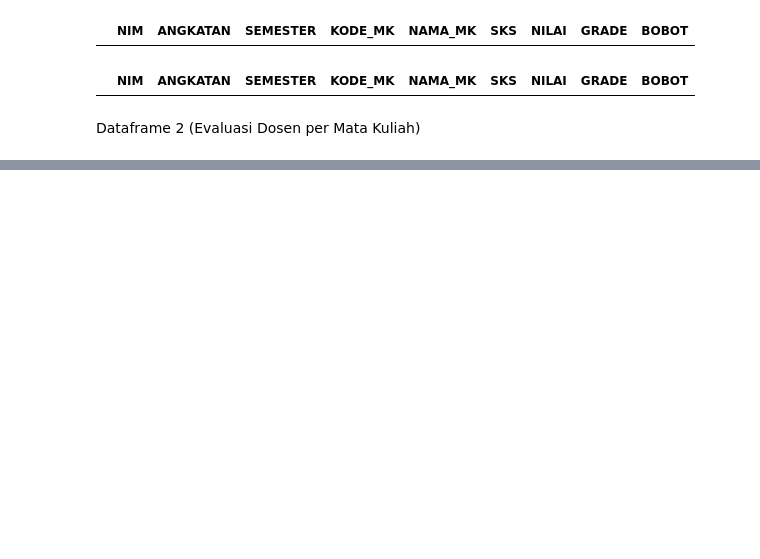
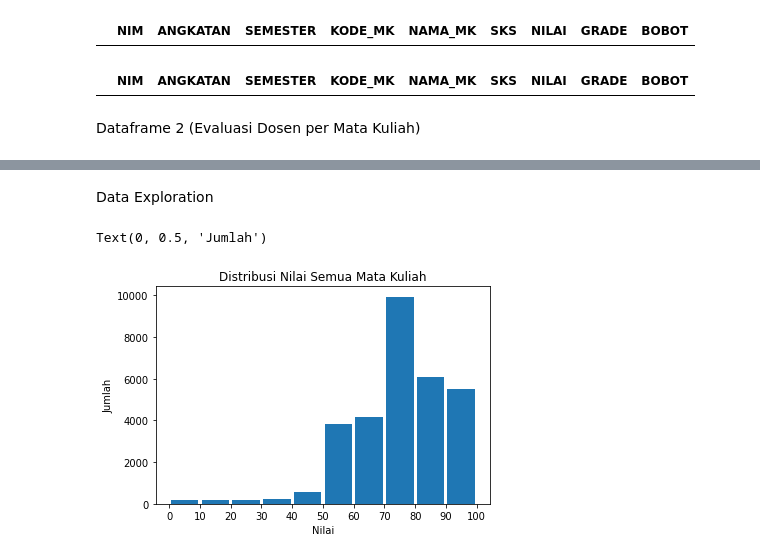
Before and after one commit to FelixFern/ISFEST-ODE, a Jupyter notebook: EDA.ipynb, the cells around one changed output, grey strips where cells are left out. Drawn from its saved outputs; the diff is of its cells as text; code cells hidden in the pictures; blank space fills up the shorter version.

```diff
--- a/EDA.ipynb
+++ b/EDA.ipynb
@@ -48,7 +29,6 @@ df1[df1['NAMA_MK'].isnull()]
 # %%
-df1["NAMA_MK"] = df1["NAMA_MK"].fillna("Tugas Akhir")
+df1["NAMA_MK"] = df1["NAMA_MK"].fillna("Tugas Akhir") # Kebetulan yang null cuman SI863
 
 for i in df1.index:
-    nama_mk = df1.at[i, "NAMA_MK"].split(" ")
-    if df1.at[i, "KODE_MK"] not in nama_mk :
+    if df1.at[i, "KODE_MK"] not in df1.at[i, "NAMA_MK"].split(" ") :
         df1.at[i, "NAMA_MK"] = df1.at[i, "KODE_MK"] + " " + df1.at[i, "NAMA_MK"]
@@ -110,3 +84,14 @@ df2.head(14)
 | 11 | 2015 | 1511 | IS100 Management Information Systems | 12 | Kemampuan menerima kritik, saran ... | 3.27 |
 | 12 | 2015 | 1511 | IS100 Management Information Systems | 13 | Fairness dalam memberikan penilaian | 3.26 |
 | 13 | 2015 | 1511 | IS100 Management Information Systems | 14 | Ketepatan waktu dalam memulai dan... | 3.31 |
+# %% [markdown]
+Data Exploration
+# %%
+plt.title("Distribusi Nilai Semua Mata Kuliah")
+plt.hist(df1["NILAI"], bins=[0, 10, 20, 30, 40, 50, 60, 70, 80, 90, 100], rwidth=0.9)
+plt.xticks([0, 10, 20, 30, 40, 50, 60, 70, 80, 90, 100])
+plt.xlabel("Nilai")
+plt.ylabel("Jumlah")
+# %% [output]
+Text(0, 0.5, 'Jumlah')
+[figure, added]
```
Also changed, not shown: parts of 10 cells of this notebook.
